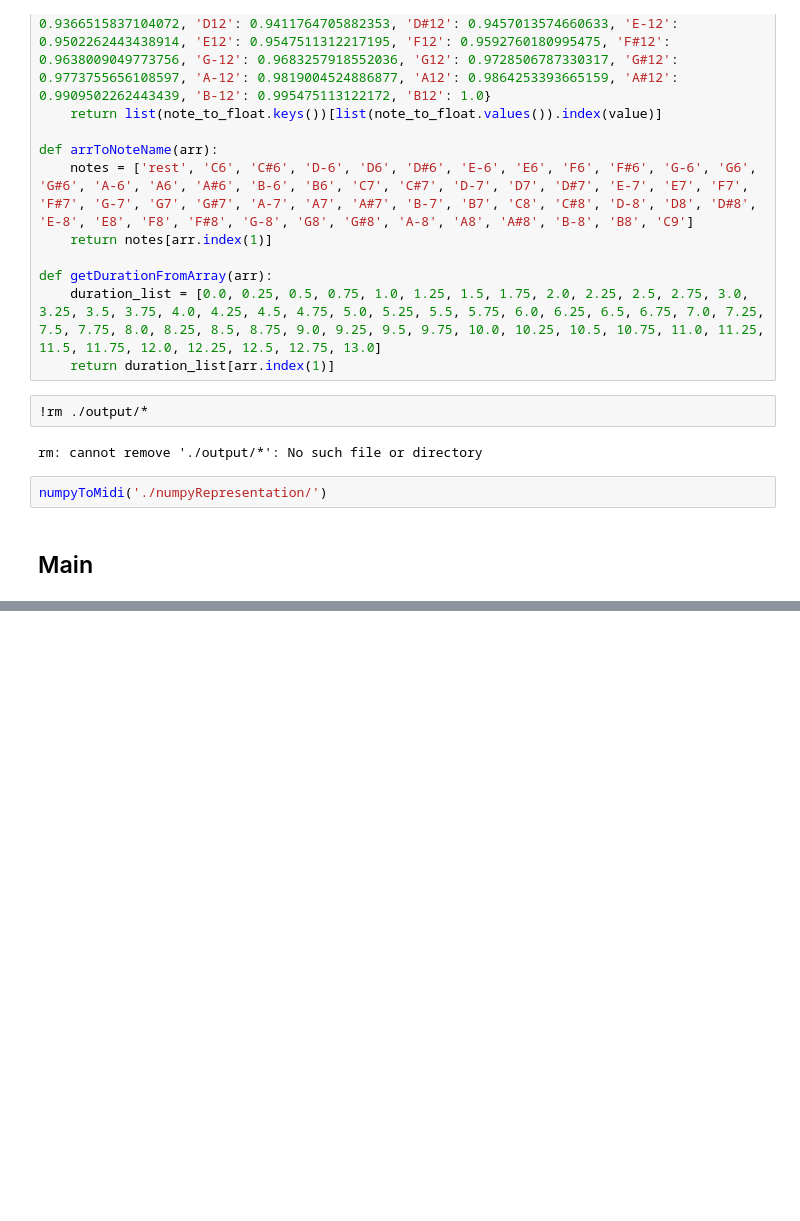
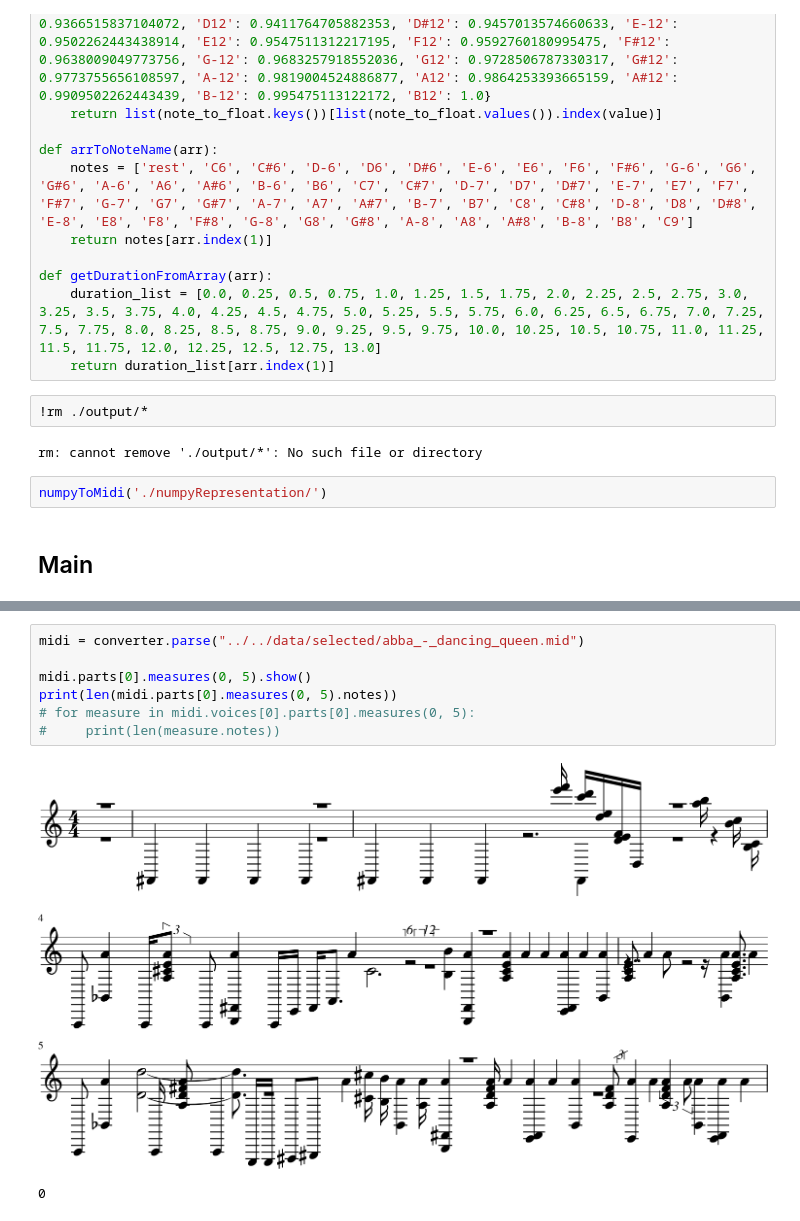
Before and after one commit to FireRedNinja/generative-music, a Jupyter notebook: notebooks/2-Main/parse_midi.ipynb, the cells around one changed output, grey strips where cells are left out. Saved outputs shown, nothing was run; the diff lists cells and outputs as text; blank space fills up the shorter version.

```diff
--- a/notebooks/2-Main/parse_midi.ipynb
+++ b/notebooks/2-Main/parse_midi.ipynb
@@ -488,0 +421,10 @@ meter: WARNING: Found a messed up beam pair <music21.beam.Beams <music21.beam.Be
+# %%
+midi = converter.parse("../../data/selected/abba_-_dancing_queen.mid")
+
+midi.parts[0].measures(0, 5).show()
+print(len(midi.parts[0].measures(0, 5).notes))
+# for measure in midi.voices[0].parts[0].measures(0, 5):
+#     print(len(measure.notes))
+# %% [output]
+[figure, added]
+0
```
Also changed, not shown: parts of 4 cells of this notebook, 2 other files.
